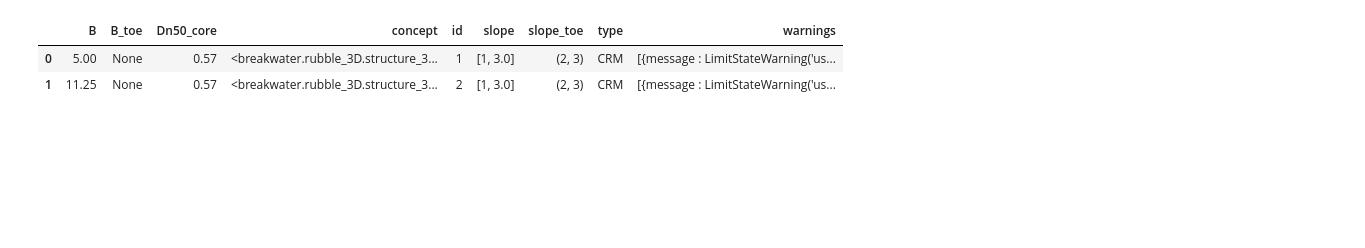
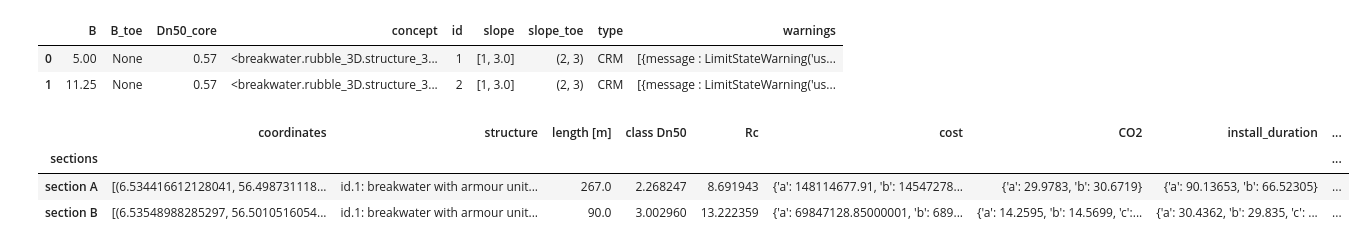
Before and after one commit to Sander-w/breakwater, a Jupyter notebook: Notebooks/3D__Shape_Example.ipynb, the cells around one changed output. Cells and saved outputs as stored; diff of their text form; code cells hidden in the pictures; blank space fills up the shorter version.

Commit message:
Final commit Dante: 3D designs in Design Explorer

```diff
--- a/Notebooks/Input_Automation.ipynb
+++ b/Notebooks/3D__Shape_Example.ipynb
@@ -424,3 +615,6 @@ equipment = [dumptruck, Hit1200, Hit1900]
+# %%
+equipment = [platefeeder, dumptruck, CP385, Hit1200, Hit1900, Liebherr300, Liebherr700, FFPV_stor,
+            FFPV_brave, SSD_res, SSD_HAM, barge_Hit1900, barge_Liebherr300, barge_Liebherr700, barge_platefeeder]
 # %%
 rock_procurement = {
                      '0-200mm': {'cost': 9, 'CO2': 9.55*10**-6},
@@ -504,6 +689,8 @@ config.df.head(30)
 config.add_cost(
                 core_price= {'cost': 11, 'CO2': 9*10**-6},
                 grading_price= rock_procurement,
-                unit_price= Cubipod_procurement
+                unit_price= Cubipod_procurement,
+                equipment= equipment,
+                algorithm = 'smart_combinations',
                 )
 # %% [output]
@@ -514,4 +704,11 @@ config.df.head(2)
 |  | B | B_toe | Dn50_core | concept | id | slope | slope_toe | type | warnings |
 | 0 | 5.00 | None | 0.57 | <breakwater.rubble_3D.structure_3... | 1 | [1, 3.0] | (2, 3) | CRM | [{message : LimitStateWarning('us... |
 | 1 | 11.25 | None | 0.57 | <breakwater.rubble_3D.structure_3... | 2 | [1, 3.0] | (2, 3) | CRM | [{message : LimitStateWarning('us... |
+# %%
+config.df.iloc[0]['concept'].df_design.head(2)
+# %% [output]
+|  | coordinates | structure | length [m] | class Dn50 | Rc | cost | CO2 | install_duration | ... |
+| sections |  |  |  |  |  |  |  |  | ... |
+| section A | [(6.534416612128041, 56.498731118... | id.1: breakwater with armour unit... | 267.0 | 2.268247 | 8.691943 | {'a': 148114677.91, 'b': 14547278... | {'a': 29.9783, 'b': 30.6719} | {'a': 90.13653, 'b': 66.52305} | ... |
+| section B | [(6.53548988285297, 56.5010516054... | id.1: breakwater with armour unit... | 90.0 | 3.002960 | 13.222359 | {'a': 69847128.85000001, 'b': 689... | {'a': 14.2595, 'b': 14.5699, 'c':... | {'a': 30.4362, 'b': 29.835, 'c': ... | ... |
 # %%
```
Also changed, not shown: parts of 7 cells of this notebook, 3 other files.
